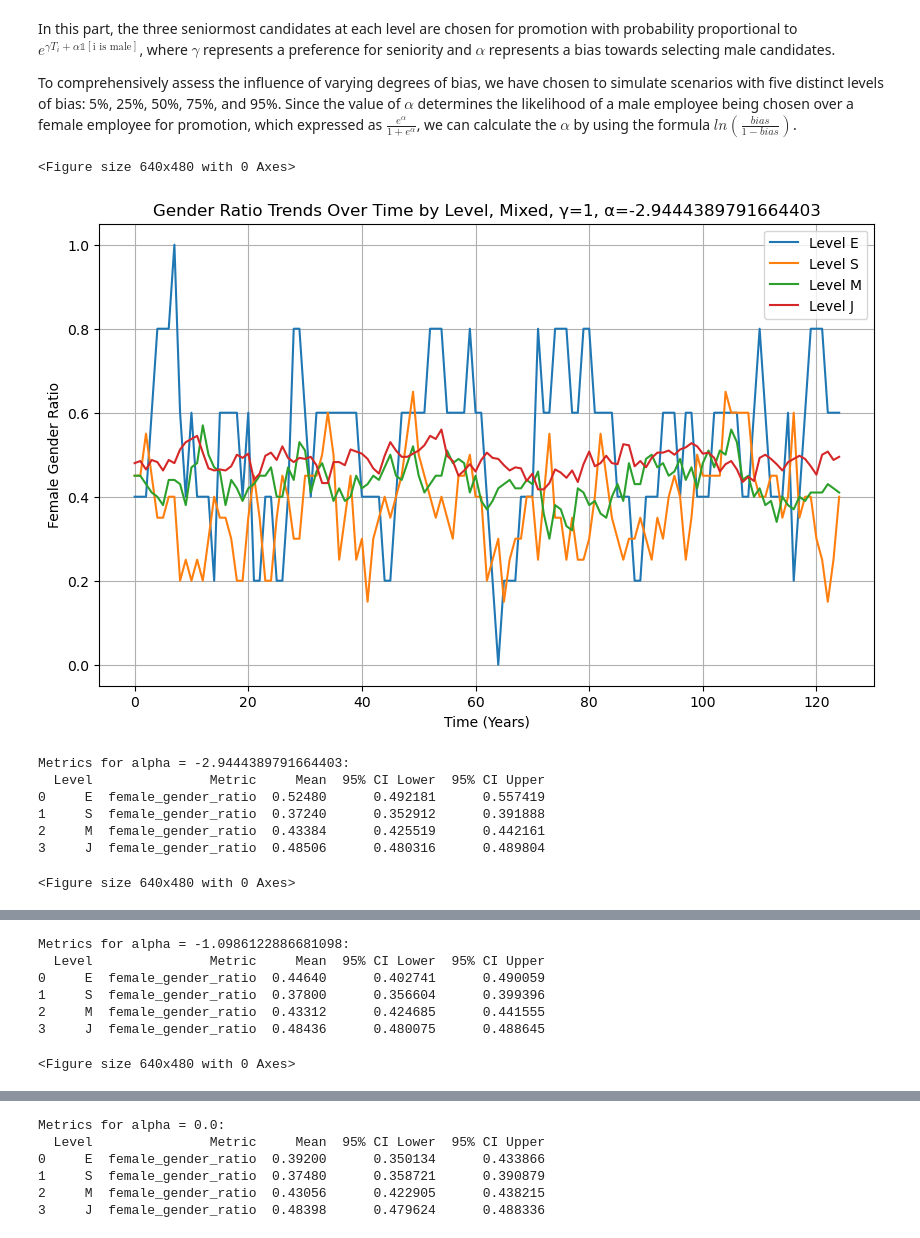
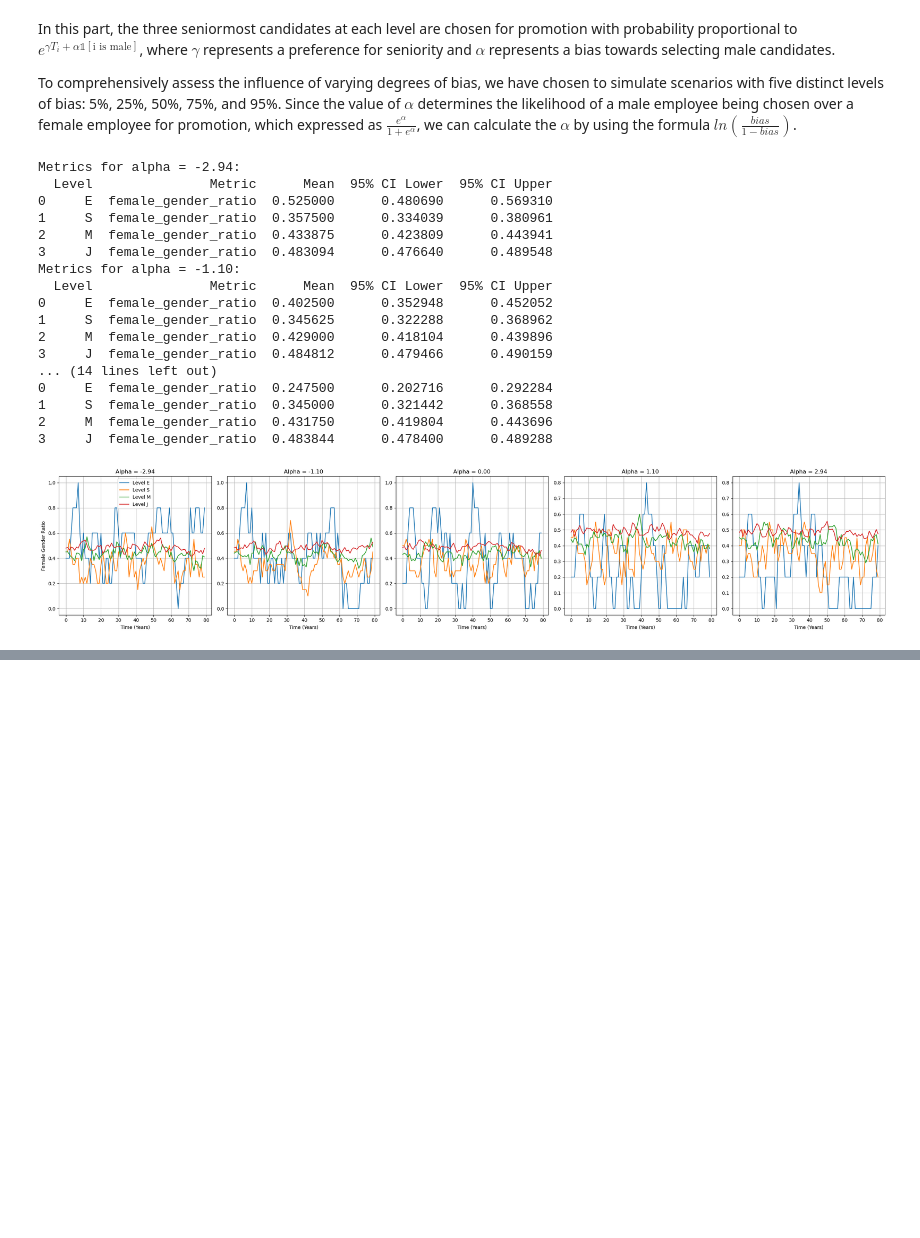
Before and after one commit to ZhaohanXing/ORIE5580SimulationProject, a Jupyter notebook: Demo_v3.ipynb, the cells around one changed output, grey strips where cells are left out. Saved outputs shown, nothing was run; the diff lists cells and outputs as text; code cells hidden in the pictures; blank space fills up the shorter version.

```diff
--- a/Demo_v3.ipynb
+++ b/Demo_v3.ipynb
@@ -526,11 +543,11 @@ print("(All Female) Relaxation times for each level :", tau_R_all_female)
 # %%
 np.random.seed(1)
 company_mixed = Company_All(target_employees, lambda_rate_set_user, kappa_rate_set_user, gamma, alpha, 'Mixed')
-gender_ratios, metrics = company_mixed.run_simulation(duration=n_years, bias=None)
-tau_R_mixed = company_mixed.calculate_relaxation_time(gender_ratios, thresholds)
+gender_ratios_without_bias, metrics = company_mixed.run_simulation(duration=n_years, bias=None)
+tau_R_mixed = company_mixed.calculate_relaxation_time(gender_ratios_without_bias, thresholds)
 
 # Plot the results
-company_mixed.plot_gender_ratios(np.arange(n_years + 1), gender_ratios, gamma, alpha)
+company_mixed.plot_gender_ratios(np.arange(n_years + 1), gender_ratios_without_bias, gamma, alpha)
 # Print the results
 print(metrics)
 print("(Half M Half F) Relaxation times for each level :", tau_R_mixed)
@@ -579,6 +596,6 @@ alpha = None    # Bias towards selecting male candidates (can be +/-)
 # Parameters for the simulation
 n_simulations = 100
 # Calculate the maximum of tau to ensure that the model approaches steady state
-tau_R = 5 * math.ceil(max([value for value in average_tau_R.values() if value is not None]))
+five_tau_R = 5 * math.ceil(max([value for value in average_tau_R.values() if value is not None]))
 # %%
 simulation_runner = SimulationRunner(Company_All, target_employees, lambda_rate_set_user, kappa_rate_set_user, gamma, alpha, 'Mixed')
@@ -611,35 +628,56 @@ gamma = 1    # Preference for seniority
 bias_levels = [0.05, 0.25, 0.50, 0.75, 0.95]
 alpha_values = [np.log(bias / (1 - bias)) for bias in bias_levels]    # Bias towards selecting male candidates (can be +/-)
 # Define the duration (in years) to simulate
-n_years = tau_R
+n_years = five_tau_R
 levels = ['E', 'S', 'M', 'J']
 # %%
 average_ratios = {level: {alpha: None for alpha in alpha_values} for level in levels}
 average_ratios_last_4_tau = {level: {alpha: None for alpha in alpha_values} for level in levels}
-for alpha in alpha_values:
+fig, axs = plt.subplots(1, len(alpha_values), figsize=(len(alpha_values) * 5, 5))
+for i, alpha in enumerate(alpha_values):
     np.random.seed(1)
     company_with_bias = Company_All(target_employees, lambda_rate_set_user, kappa_rate_set_user, gamma, alpha, 'Mixed')
-    gender_ratios, metrics = company_with_bias.run_simulation(duration=n_years, bias=True)
+    gender_ratios_Bias, metrics = company_with_bias.run_simulation(duration=n_years, bias=True)
+
+    ax = axs[i]
     for level in levels:
-        average_ratios[level][alpha] = np.mean(gender_ratios[level])
+        average_ratios[level][alpha] = np.mean(gender_ratios_Bias[level])
 
         start_index = int(n_years / 4)
-        average_ratios_last_4_tau[level][alpha] = np.mean(gender_ratios[level][start_index:])
+        average_ratios_last_4_tau[level][alpha] = np.mean(gender_ratios_Bias[level][start_index:])
 
-    # Plot the results for each alpha
-    plt.figure()
-    company_with_bias.plot_gender_ratios(np.arange(n_years + 1), gender_ratios, gamma, alpha)
+        # Ensure the number of time steps matches the length of the gender ratio data
+        num_time_steps = len(gender_ratios_Bias[level])
+        ax.plot(np.arange(num_time_steps), gender_ratios_Bias[level], label=f'Level {level}')
 
-    # Print the results for each alpha
-    print(f"Metrics for alpha = {alpha}:")
+    ax.set_title(f'Alpha = {alpha:.2f}')
+    ax.set_xlabel('Time (Years)')
+    ax.set_ylabel('Female Gender Ratio' if i == 0 else "")
+    ax.grid()
+    if i == 0:
+        ax.legend()
+
+    print(f"Metrics for alpha = {alpha:.2f}:")
     print(metrics)
+
+plt.tight_layout()
+plt.show()
 # %% [output]
-<Figure size 640x480 with 0 Axes>
+Metrics for alpha = -2.94:
+  Level               Metric      Mean  95% CI Lower  95% CI Upper
+0     E  female_gender_ratio  0.525000      0.480690      0.569310
+1     S  female_gender_ratio  0.357500      0.334039      0.380961
+2     M  female_gender_ratio  0.433875      0.423809      0.443941
+3     J  female_gender_ratio  0.483094      0.476640      0.489548
+Metrics for alpha = -1.10:
+  Level               Metric      Mean  95% CI Lower  95% CI Upper
+0     E  female_gender_ratio  0.402500      0.352948      0.452052
+1     S  female_gender_ratio  0.345625      0.322288      0.368962
+2     M  female_gender_ratio  0.429000      0.418104      0.439896
+3     J  female_gender_ratio  0.484812      0.479466      0.490159
+... (14 lines left out)
+0     E  female_gender_ratio  0.247500      0.202716      0.292284
+1     S  female_gender_ratio  0.345000      0.321442      0.368558
+2     M  female_gender_ratio  0.431750      0.419804      0.443696
+3     J  female_gender_ratio  0.483844      0.478400      0.489288
-[figure, old version]
+[figure, new version]
-Metrics for alpha = -2.9444389791664403:
-  Level               Metric     Mean  95% CI Lower  95% CI Upper
-0     E  female_gender_ratio  0.52480      0.492181      0.557419
-1     S  female_gender_ratio  0.37240      0.352912      0.391888
-2     M  female_gender_ratio  0.43384      0.425519      0.442161
-3     J  female_gender_ratio  0.48506      0.480316      0.489804
-<Figure size 640x480 with 0 Axes>
@@ -647,7 +683,0 @@ Metrics for alpha = -2.9444389791664403:
-Metrics for alpha = -1.0986122886681098:
-  Level               Metric     Mean  95% CI Lower  95% CI Upper
-0     E  female_gender_ratio  0.44640      0.402741      0.490059
-1     S  female_gender_ratio  0.37800      0.356604      0.399396
-2     M  female_gender_ratio  0.43312      0.424685      0.441555
-3     J  female_gender_ratio  0.48436      0.480075      0.488645
-<Figure size 640x480 with 0 Axes>
@@ -655,6 +683,0 @@ Metrics for alpha = -1.0986122886681098:
-Metrics for alpha = 0.0:
-  Level               Metric     Mean  95% CI Lower  95% CI Upper
-0     E  female_gender_ratio  0.39200      0.350134      0.433866
-1     S  female_gender_ratio  0.37480      0.358721      0.390879
-2     M  female_gender_ratio  0.43056      0.422905      0.438215
-3     J  female_gender_ratio  0.48398      0.479624      0.488336
```
Also changed, not shown: parts of 20 cells of this notebook.
